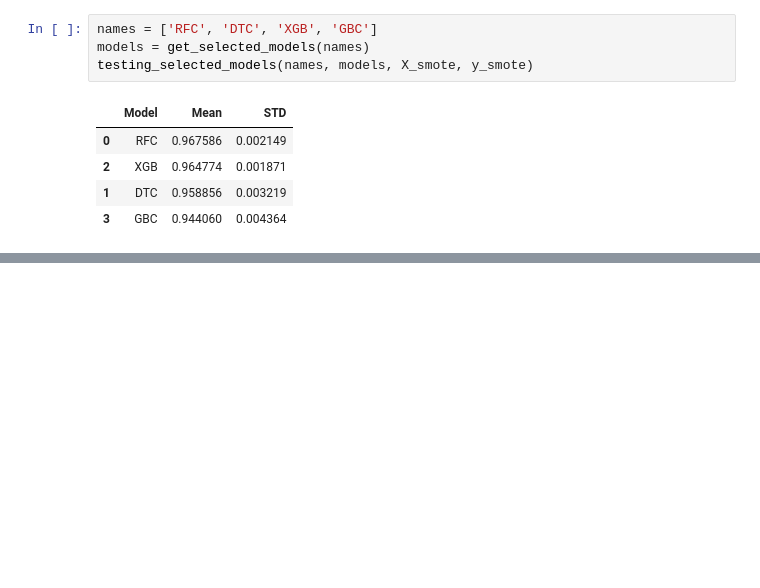
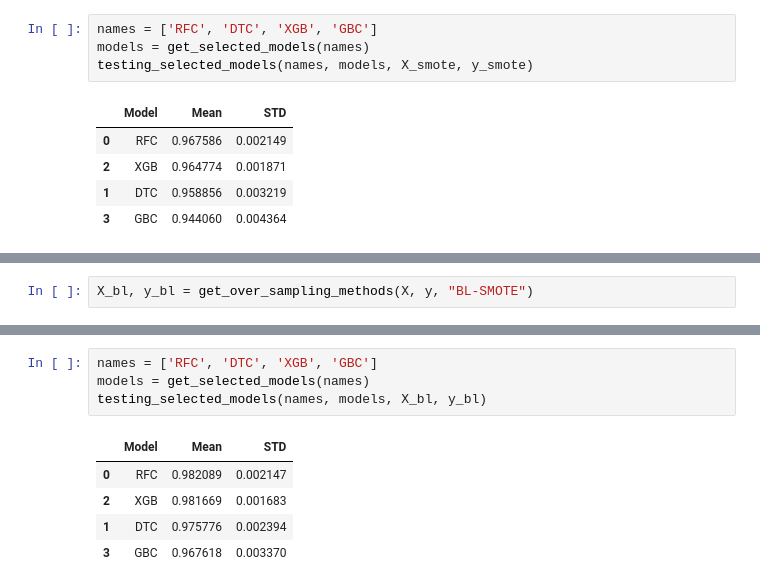
Before and after one commit to MaukanMir/Machine-Learning-Failure-Classification, a Jupyter notebook: training.ipynb, the cells around one changed output, grey strips where cells are left out. Drawn from its saved outputs; the diff is of its cells as text; blank space fills up the shorter version.

```diff
--- a/training.ipynb
+++ b/training.ipynb
@@ -283,0 +309,2 @@ testing_selected_models(names, models, X_smote, y_smote)
+# %%
+X_bl, y_bl = get_over_sampling_methods(X, y, "BL-SMOTE")
@@ -283,0 +319,10 @@ testing_selected_models(names, models, X_smote, y_smote)
+# %%
+names = ['RFC', 'DTC', 'XGB', 'GBC']
+models = get_selected_models(names)
+testing_selected_models(names, models, X_bl, y_bl)
+# %% [output]
+|  | Model | Mean | STD |
+| 0 | RFC | 0.982089 | 0.002147 |
+| 2 | XGB | 0.981669 | 0.001683 |
+| 1 | DTC | 0.975776 | 0.002394 |
+| 3 | GBC | 0.967618 | 0.003370 |
```
Also changed, not shown: parts of 6 cells of this notebook.
